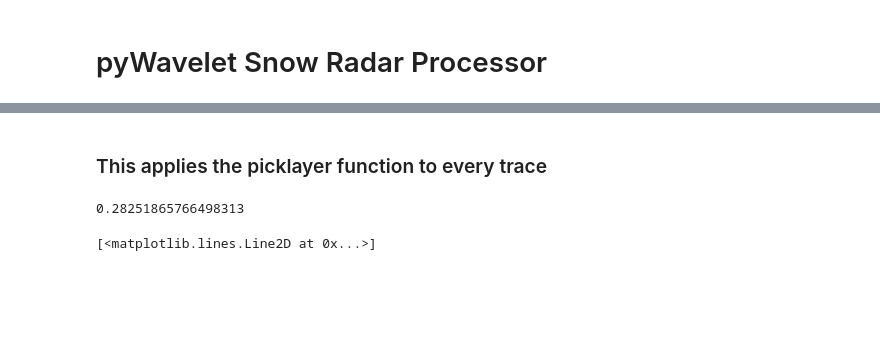
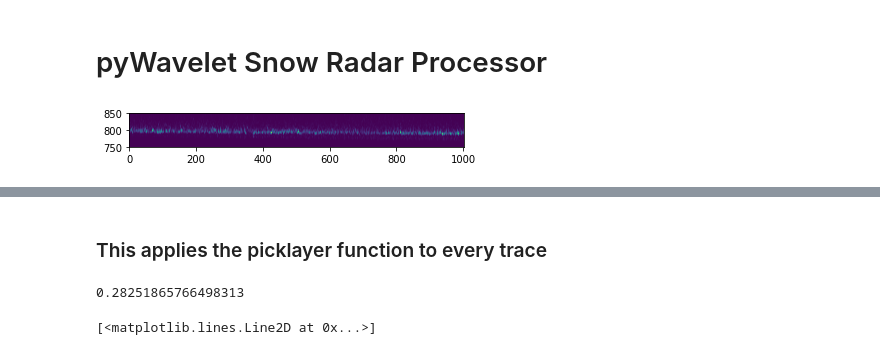
Before and after one commit to kingjml/pySnowRadar, a Jupyter notebook: pyWavelet/test.ipynb, the cells around one changed output, grey strips where cells are left out. Saved outputs shown, nothing was run; the diff lists cells and outputs as text; code cells hidden in the pictures; blank space fills up the shorter version.

```diff
--- a/pyWavelet/test.ipynb
+++ b/pyWavelet/test.ipynb
@@ -17,0 +25,9 @@ radar_dat =  matfunc.loadmat(radar_file)
+# %%
+fig, ax = plt.subplots()
+ax.imshow(radar_dat['Data'], interpolation='nearest')
+#ax1.set_xlim([0, 5])
+ax.set_ylim([750, 850])
+plt.show()
+#grid(True)
+# %% [output]
+[figure, added]
```
Also changed, not shown: parts of 4 cells of this notebook, 4 other files.
